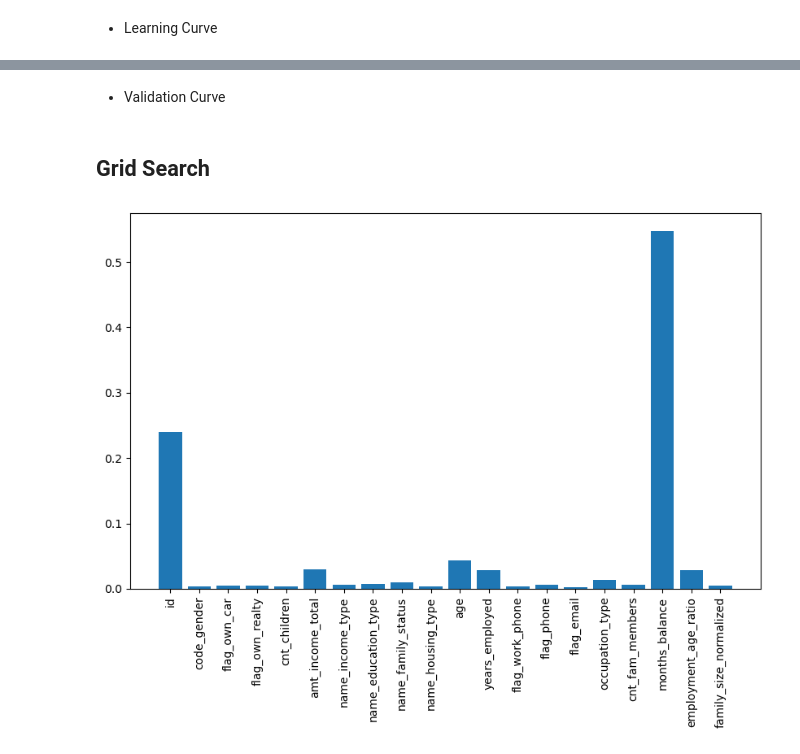
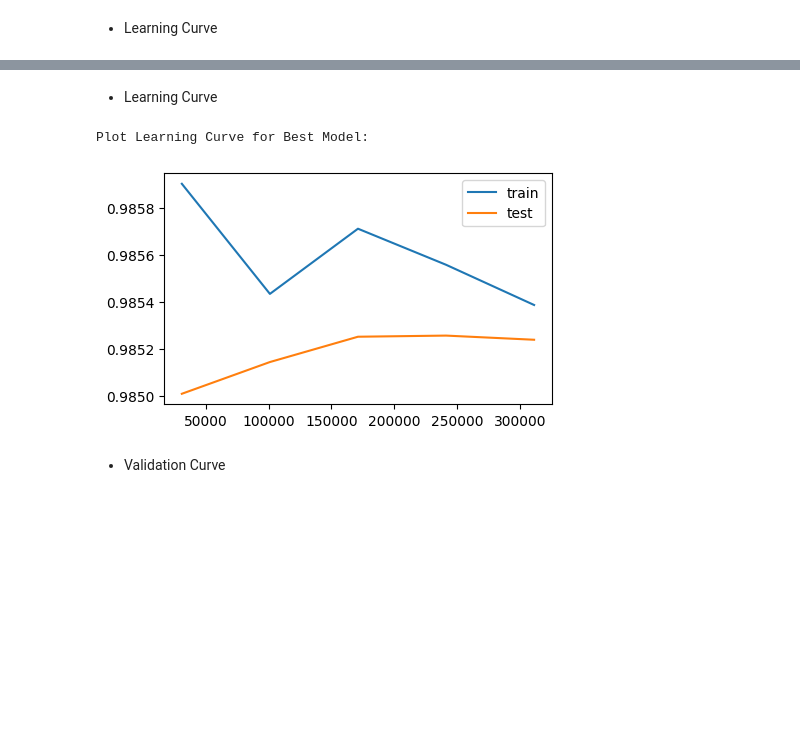
Before and after one commit to hasantahabagci/Credit-Card-Approval-Prediction, a Jupyter notebook: model.ipynb, the cells around one changed output, grey strips where cells are left out. Cells and saved outputs as stored; diff of their text form; code cells hidden in the pictures; blank space fills up the shorter version.

```diff
--- a/model.ipynb
+++ b/model.ipynb
@@ -477,2 +828,10 @@ plotlearningcurve(lr_wo_month_bal, X_train_wo_month_bal, y_train_wo_month_bal)
+# %% [markdown]
+- Learning Curve
+# %%
+print("Plot Learning Curve for Best Model:\n")
+plotlearningcurve(xgb_best, X_train, y_train)
+# %% [output]
+Plot Learning Curve for Best Model:
+[figure, added]
 # %% [markdown]
 - Validation Curve
@@ -486,2 +837,0 @@ plotValidationCurve(lr_wo_month_bal, X_train_wo_month_bal, y_train_wo_month_bal,
-# %% [markdown]
-## Grid Search
@@ -534,4 +837,0 @@ for model_name, model in model_dict.items():
-# %%
-plotfeatureimportance(rf, X_train)
-# %% [output]
-[figure, removed]
```
Also changed, not shown: parts of 56 cells of this notebook.
